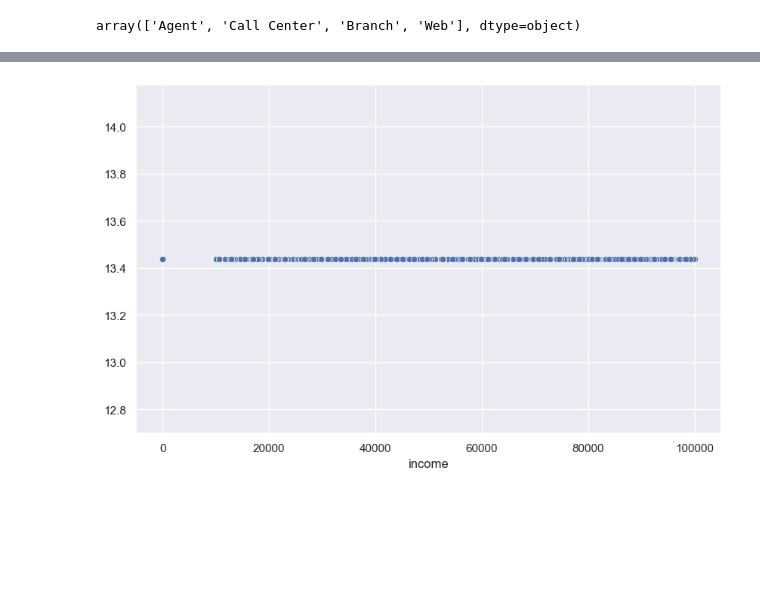
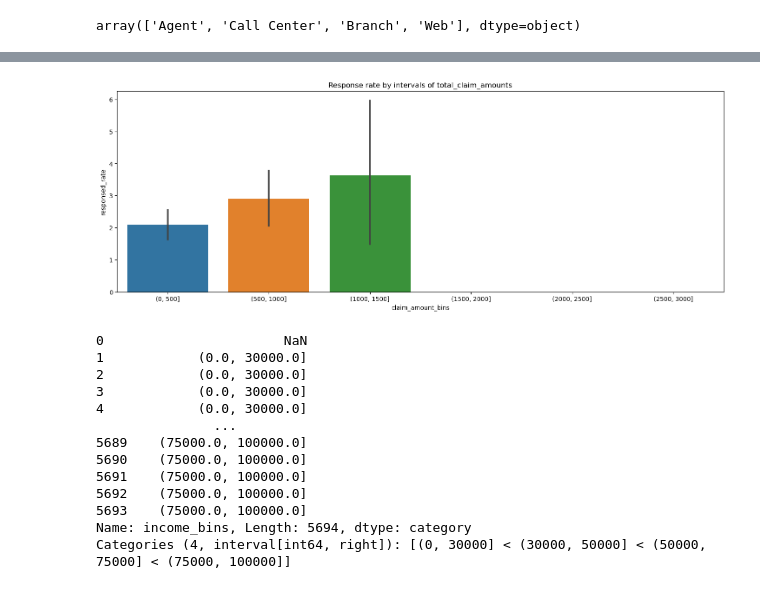
Before and after one commit to xiaos799/lab-customer-analysis-round-3, a Jupyter notebook: Customer Analysis Round 3_Xiao.ipynb, the cells around one changed output, grey strips where cells are left out. Saved outputs shown, nothing was run; the diff lists cells and outputs as text; code cells hidden in the pictures; blank space fills up the shorter version.

```diff
--- a/Customer Analysis Round 3_Xiao.ipynb
+++ b/Customer Analysis Round 3_Xiao.ipynb
@@ -120,0 +125,5 @@ plt.show()
+# %%
+df_group2 = df.groupby('total_claim_amount')['response'].value_counts(normalize = True).unstack().fillna(0)
+df_group2['responsed_rate'] = df_group2['Yes']*100
+df_group2.reset_index(inplace = True)
+df_group2
@@ -120,0 +144,5 @@ plt.show()
+# %%
+my_bins = [*range(0,3500,500)] #* to unpack the results of range
+print(my_bins)
+df_group2['claim_amount_bins']= pd.cut(df_group2['total_claim_amount'], my_bins)
+df_group2['claim_amount_bins']
@@ -121,11 +164,9 @@ plt.show()
+# %%
+plt.figure(figsize = (18,6))
+sns.barplot(x = 'claim_amount_bins', y = 'responsed_rate', data = df_group2)
+plt.title('Response rate by intervals of total_claim_amounts')
+plt.show()
+# %% [output]
+[figure, added]
 # %%
 #Show a plot of the response rate by income
-# %%
-response_rate = df['response'].value_counts(normalize=True)['Yes']
-
-plt.figure(figsize=(10, 6))
-sns.scatterplot(x='income', y=response_rate, data=df)
-
-plt.show()
-# %% [output]
-[figure, removed]
@@ -131,0 +177,18 @@ plt.show()
+# %%
+my_bins2 = [0, 30000, 50000, 75000, 100000]
+df_group3['income_bins']= pd.cut(df_group3['income'], my_bins2)
+df_group3['income_bins']
+# %% [output]
+0                       NaN
+1            (0.0, 30000.0]
+2            (0.0, 30000.0]
+3            (0.0, 30000.0]
+4            (0.0, 30000.0]
+               ...
+5689    (75000.0, 100000.0]
+5690    (75000.0, 100000.0]
+5691    (75000.0, 100000.0]
+5692    (75000.0, 100000.0]
+5693    (75000.0, 100000.0]
+Name: income_bins, Length: 5694, dtype: category
+Categories (4, interval[int64, right]): [(0, 30000] < (30000, 50000] < (50000, 75000] < (75000, 100000]]
```
Also changed, not shown: parts of 10 cells of this notebook, 2 other files.
